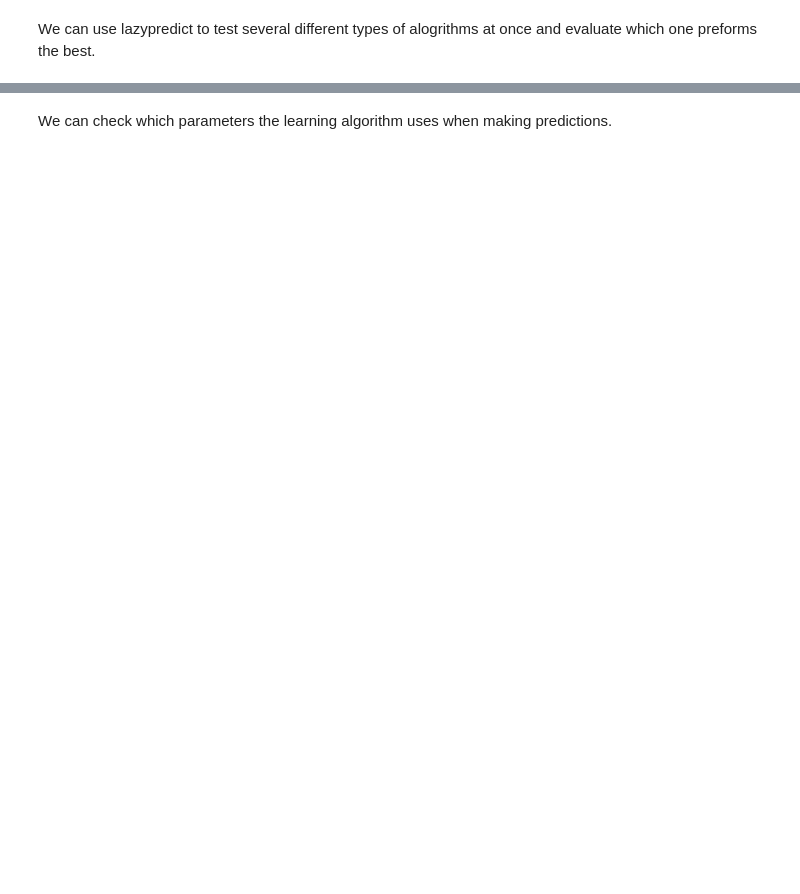
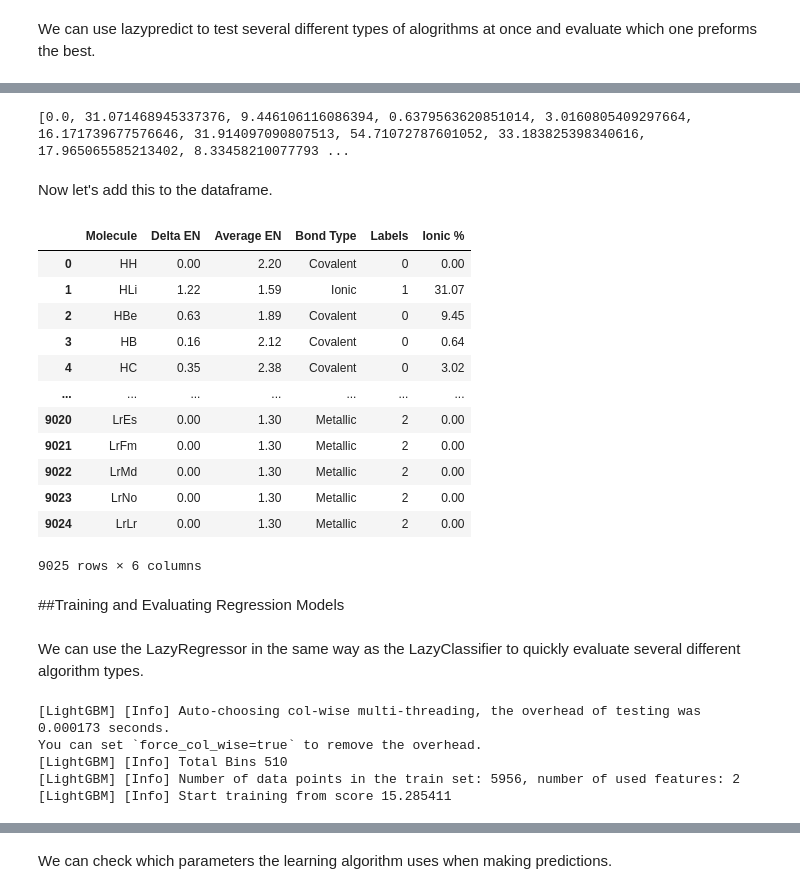
Before and after one commit to mcpikep/Student-ML-Exercise, a Jupyter notebook: Bond_Classification_Student_Exercise.ipynb, the cells around one changed output, grey strips where cells are left out. Cells and saved outputs as stored; diff of their text form; code cells hidden in the pictures; blank space fills up the shorter version.

```diff
--- a/Bond_Classification_Student_Exercise.ipynb
+++ b/Bond_Classification_Student_Exercise.ipynb
@@ -200,3 +253,3 @@ Now let put all this together in a DataFrame.
 # %%
-data["Bond Types"] = bond_type
+data["Bond Type"] = bond_type
 data
@@ -217,0 +272,6 @@ Now, let get the data split into training and testing sets.
+# %%
+data['Labels'] = data['Bond Type'].copy() # creates a copy as a new column
+data['Labels'] = pd.Categorical(data['Labels']) # creates discrete categorical data for each type
+data['Labels'] = data['Labels'].cat.codes # converts categorical data into numerical representations
+
+data
@@ -253,5 +329,0 @@ for value in en_diff:
-# %%
-dataset.update({'Ionic %': ionic_character})
-data = pd.DataFrame(dataset)
-
-data
@@ -273,0 +708,34 @@ reg_results = pd.DataFrame(models)
+# %%
+ionic_character = []
+for value in en_diff:
+
+  # Pauling's Equations
+  percent = (1 - math.exp(-.25*(value**2))) * 100
+  ionic_character.append(percent)
+
+print(ionic_character)
+# %% [output]
+[0.0, 31.071468945337376, 9.446106116086394, 0.6379563620851014, 3.0160805409297664, 16.171739677576646, 31.914097090807513, 54.71072787601052, 33.183825398340616, 17.965065585213402, 8.33458210077793 ...
+# %% [markdown]
+Now let's add this to the dataframe.
+# %%
+data['Ionic %'] = ionic_character
+data
+# %% [output]
+|  | Molecule | Delta EN | Average EN | Bond Type | Labels | Ionic % |
+| 0 | HH | 0.00 | 2.20 | Covalent | 0 | 0.00 |
+| 1 | HLi | 1.22 | 1.59 | Ionic | 1 | 31.07 |
+| 2 | HBe | 0.63 | 1.89 | Covalent | 0 | 9.45 |
+| 3 | HB | 0.16 | 2.12 | Covalent | 0 | 0.64 |
+| 4 | HC | 0.35 | 2.38 | Covalent | 0 | 3.02 |
+| ... | ... | ... | ... | ... | ... | ... |
+| 9020 | LrEs | 0.00 | 1.30 | Metallic | 2 | 0.00 |
+| 9021 | LrFm | 0.00 | 1.30 | Metallic | 2 | 0.00 |
+| 9022 | LrMd | 0.00 | 1.30 | Metallic | 2 | 0.00 |
+| 9023 | LrNo | 0.00 | 1.30 | Metallic | 2 | 0.00 |
+| 9024 | LrLr | 0.00 | 1.30 | Metallic | 2 | 0.00 |
+9025 rows × 6 columns
+# %% [markdown]
+##Training and Evaluating Regression Models
+# %% [markdown]
+We can use the LazyRegressor in the same way as the LazyClassifier to quickly evaluate several different algorithm types.
@@ -274,3 +747,12 @@ reg_results = pd.DataFrame(models)
+# %%
+lazy_reg = LazyRegressor(verbose=0,ignore_warnings=True, custom_metric=None)
+models,predictions = lazy_reg.fit(train_X, val_X, train_y, val_y)
+# %% [output]
+[LightGBM] [Info] Auto-choosing col-wise multi-threading, the overhead of testing was 0.000173 seconds.
+You can set `force_col_wise=true` to remove the overhead.
+[LightGBM] [Info] Total Bins 510
+[LightGBM] [Info] Number of data points in the train set: 5956, number of used features: 2
+[LightGBM] [Info] Start training from score 15.285411
 # %%
 results = pd.DataFrame(models)
 results
```
Also changed, not shown: parts of 134 cells of this notebook.
